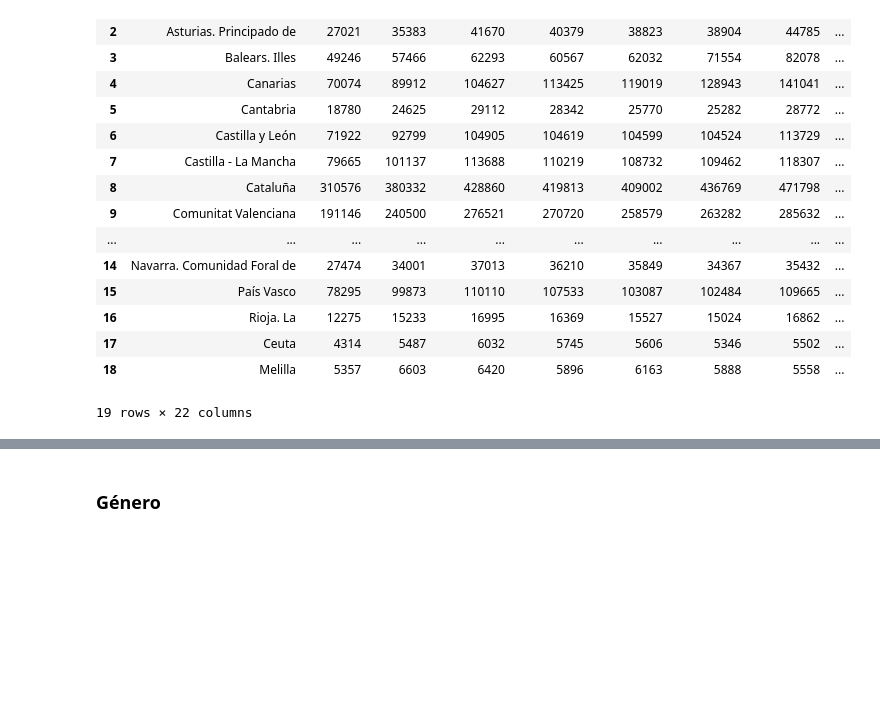
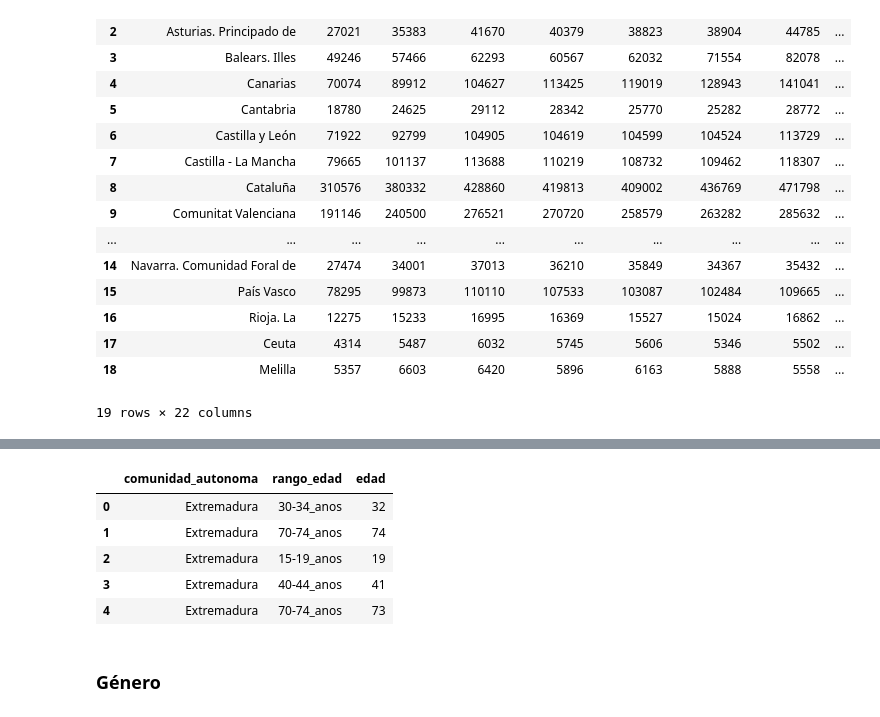
Before and after one commit to jmguegu/Proyecto_Final_Emociones, a Jupyter notebook: notebooks/initial_data_generation.ipynb, the cells around one changed output, grey strips where cells are left out. Drawn from its saved outputs; the diff is of its cells as text; code cells hidden in the pictures; blank space fills up the shorter version.

Commit message:
correcciones e inclusión de la columna edad con dato entero

```diff
--- a/notebooks/initial_data_generation.ipynb
+++ b/notebooks/initial_data_generation.ipynb
@@ -347,4 +351,23 @@ df_muestra
 2000 rows × 2 columns
+# %%
+# Establecemos un valor numérico para los rangos de edad
+def set_random_age_in_range(rango_str):
+  # Rango de edad X-Y_anos
+  age_range = rango_str.replace('_anos', '').split('-')
+  min_age = int(age_range[0])
+  max_age = int(age_range[1])
+  return random.randint(min_age, max_age)
+
+# Aplicar la función a la columna 'rango_edad' para crear la nueva columna 'edad' con un dato numérico
+df_muestra['edad'] = df_muestra['rango_edad'].apply(set_random_age_in_range)
+df_muestra
+# %% [output]
+|  | comunidad_autonoma | rango_edad | edad |
+| 0 | Extremadura | 30-34_anos | 32 |
+| 1 | Extremadura | 70-74_anos | 74 |
+| 2 | Extremadura | 15-19_anos | 19 |
+| 3 | Extremadura | 40-44_anos | 41 |
+| 4 | Extremadura | 70-74_anos | 73 |
 # %% [markdown]
 ### Género
 # %%
```
Also changed, not shown: parts of 4 cells of this notebook, 1 other file.
